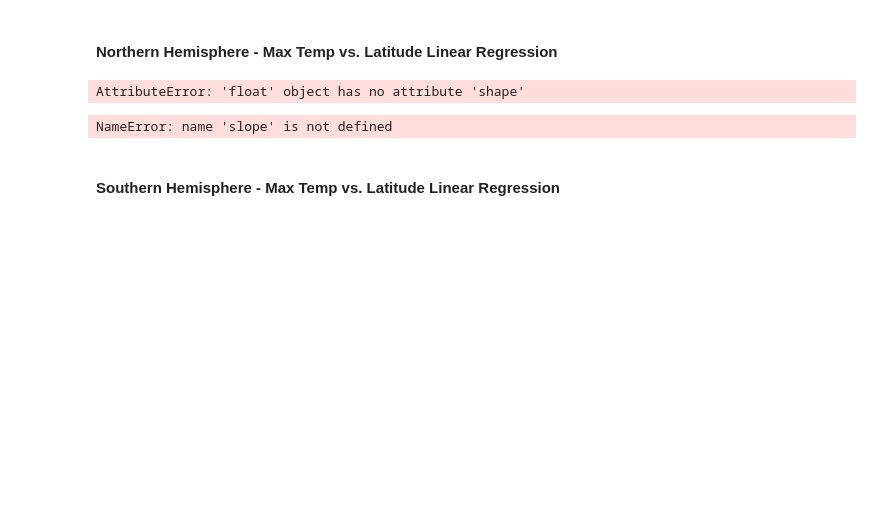
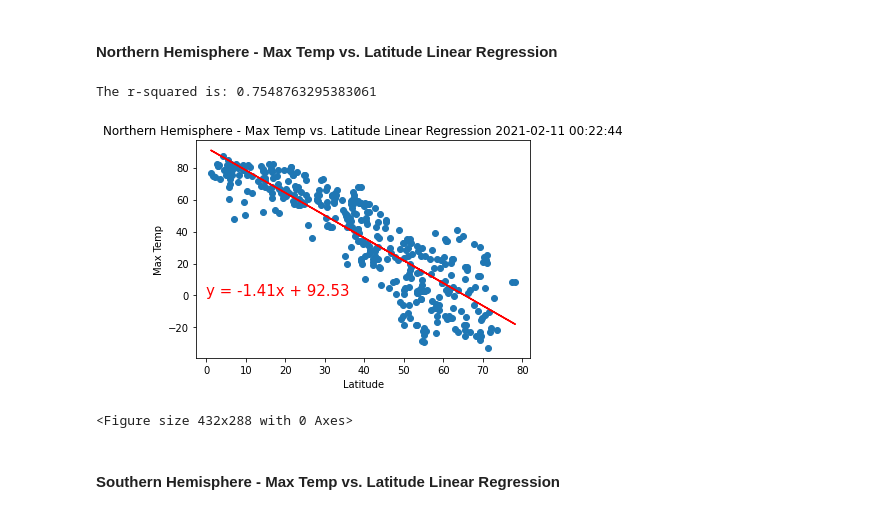
Before and after one commit to andersonmalloryk/python-api-challenge, a Jupyter notebook: WeatherPy/WeatherPy.ipynb, the cells around one changed output. Drawn from its saved outputs; the diff is of its cells as text; code cells hidden in the pictures; blank space fills up the shorter version.

```diff
--- a/WeatherPy/WeatherPy.ipynb
+++ b/WeatherPy/WeatherPy.ipynb
@@ -236,3 +215,7 @@ plt.show()
 #this is a scatter plot showing latitude versus wind speed. It shows that windspeeds vary across all latitudes. Generally the more common wind speeds are between zero and ten miles per hour.
 # %% [markdown]
 ## Linear Regression
+# %%
+#read the csv to do the rest of the work
+weather_file = "Output/cities.csv"
+weather_data = pd.read_csv(weather_file)
@@ -239,11 +229,10 @@ plt.show()
 # %%
 #set up a dataframe for northern hemisphere
 northern_hemisphere = weather_data[["City", "Lat", "Temperature", "Max Temp", "Humidity","Cloudiness",
-                                    "Wind Speed"]].loc[(weather_data["Lat"] >= 0)
-                                               & (weather_data["Lng"] >= 0)]
+                                    "Wind Speed"]].loc[(weather_data["Lat"] >= 0)]
 
 #set up a dataframe for southern hemisphere
 southern_hemisphere = weather_data[["City","Lat","Temperature", "Max Temp", "Humidity","Cloudiness",
-                                    "Wind Speed"]].loc[(weather_data["Lat"] <= 0)
-                                               & (weather_data["Lng"] <= 0)]
+                                    "Wind Speed"]].loc[(weather_data["Lat"] <= 0)]
+Date = weather_data["Date"][0]
 # %% [output]
@@ -268,20 +242,22 @@ y_values = northern_hemisphere["Max Temp"]
-# %%
-(slope, intercept, rvalue, pvalue, stderr) = linregress(x_values, y_values)
-regress_values = x_values * slope + intercept
-# %% [output]
-AttributeError: 'float' object has no attribute 'shape'
 # %%
+x_values = northern_hemisphere["Lat"]
+y_values = northern_hemisphere["Max Temp"]
+(slope, intercept, rvalue, pvalue, stderr) = linregress(x_values, y_values)
+regress_values = x_values * slope + intercept
 line_eq = "y = " + str(round(slope,2)) + "x + " + str(round(intercept,2))
 plt.scatter(x_values,y_values)
 plt.plot(x_values,regress_values,"r-")
-plt.annotate(line_eq,(12, 20),fontsize=15,color="red")
+plt.annotate(line_eq,(0, 0),fontsize=15,color="red")
 plt.xlabel('Latitude')
 plt.ylabel('Max Temp')
+plt.title(f"Northern Hemisphere - Max Temp vs. Latitude Linear Regression {Date}")
 print(f'The r-squared is: {rvalue**2}')
 plt.show()
-fig.savefig('northern_hemisphere_max_temp_vs_latitude_linereg.png')
+plt.savefig('northern_hemisphere_max_temp_vs_latitude_linereg.png')
 # %% [output]
-NameError: name 'slope' is not defined
+The r-squared is: 0.7548763295383061
+[figure, added]
+<Figure size 432x288 with 0 Axes>
 # %% [markdown]
 ####  Southern Hemisphere - Max Temp vs. Latitude Linear Regression
 # %%
```
Also changed, not shown: parts of 30 cells of this notebook.
